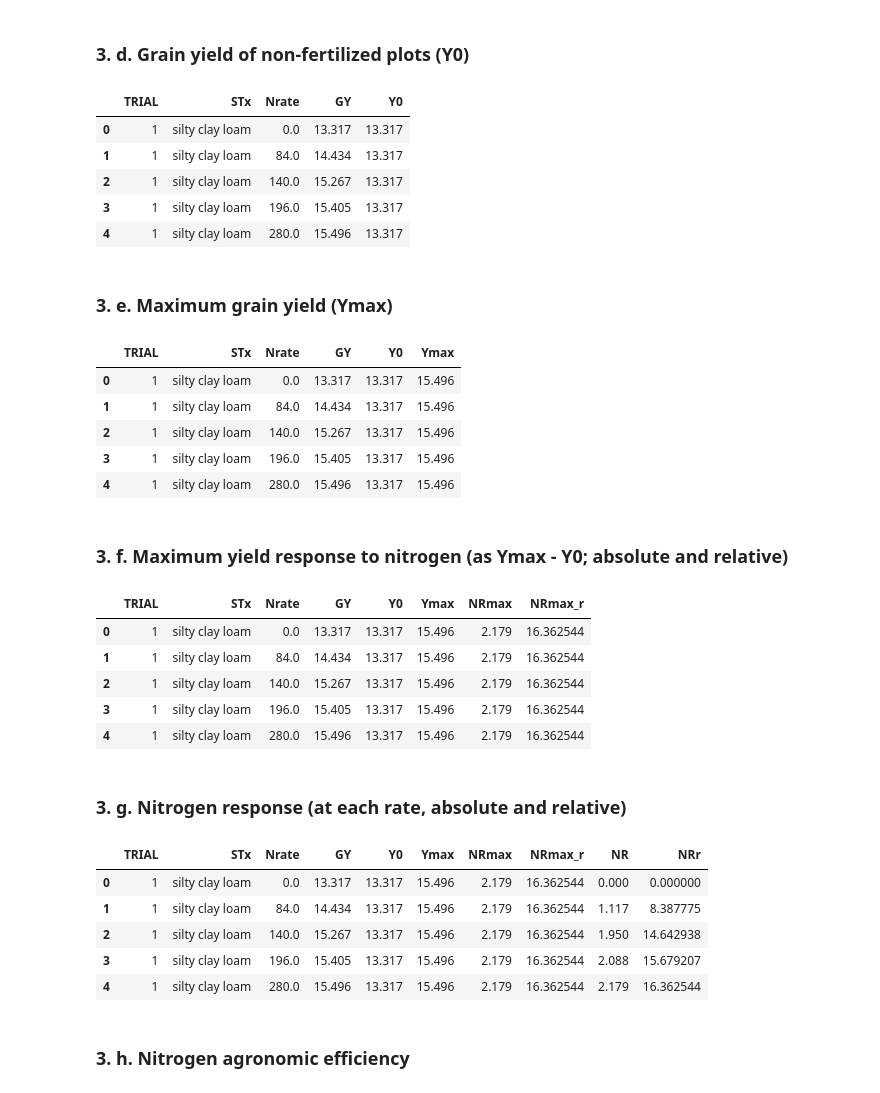
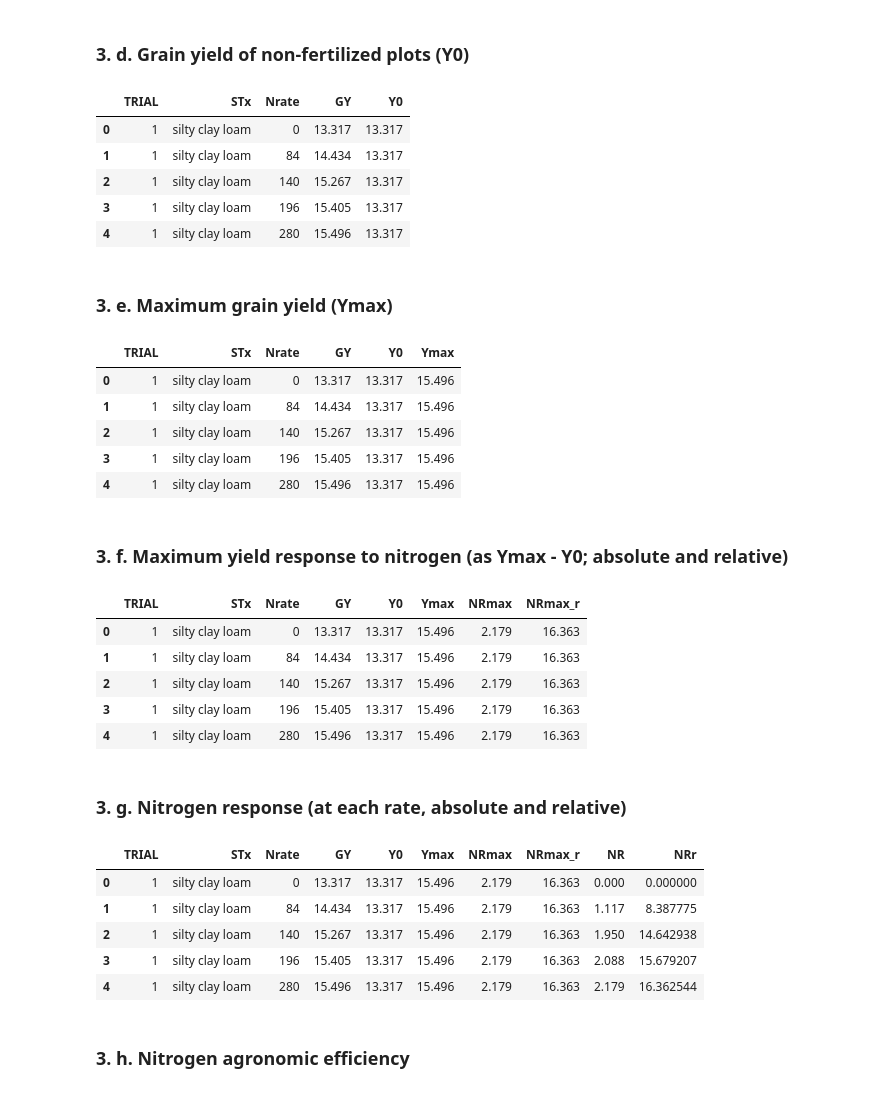
Before and after one commit to adriancorrendo/Python_project, a Jupyter notebook: Correndo_Sem_Project.ipynb, the cells around one changed output. Cells and saved outputs as stored; diff of their text form; code cells hidden in the pictures.

```diff
--- a/Correndo_Sem_Project.ipynb
+++ b/Correndo_Sem_Project.ipynb
@@ -114,0 +86,11 @@ df.head()
+# %%
+# Setting working directory and navigating
+import os
+import glob
+import pandas as pd
+
+loc = os.path.join(glob.os.getcwd())#Defining the current directory to work
+dataset = pd.read_csv('example_dataset.csv', encoding='latin-1')#Reading the file in the cd
+df = pd.DataFrame(dataset)
+df.to_csv('example_dataset.csv')
+df.head()
@@ -141,16 +130,16 @@ trials = sdf.groupby("TRIAL")
 <a name="Y0"></a>
 ### 3. d. Grain yield of non-fertilized plots (Y0)
 # %%
-#Using nth function of Pandas to identify -within each trial- a row position based on Nrate value (in this case Nrate == 0)
+#Using "nth" function of Pandas to identify -within 'trial'- a row position based on Nrate value (in this case Nrate == 0)
 sdf_2 = sdf.join(trials['GY'].nth(trials['Nrate']==0).rename('Y0'), 'TRIAL')
 sdf_2.head()
 # %% [output]
 |  | TRIAL | STx | Nrate | GY | Y0 |
-| 0 | 1 | silty clay loam | 0.0 | 13.317 | 13.317 |
-| 1 | 1 | silty clay loam | 84.0 | 14.434 | 13.317 |
-| 2 | 1 | silty clay loam | 140.0 | 15.267 | 13.317 |
-| 3 | 1 | silty clay loam | 196.0 | 15.405 | 13.317 |
-| 4 | 1 | silty clay loam | 280.0 | 15.496 | 13.317 |
+| 0 | 1 | silty clay loam | 0 | 13.317 | 13.317 |
+| 1 | 1 | silty clay loam | 84 | 14.434 | 13.317 |
+| 2 | 1 | silty clay loam | 140 | 15.267 | 13.317 |
+| 3 | 1 | silty clay loam | 196 | 15.405 | 13.317 |
+| 4 | 1 | silty clay loam | 280 | 15.496 | 13.317 |
 # %% [markdown]
 <a name="Ymax"></a>
 ### 3. e. Maximum grain yield (Ymax)
@@ -160,28 +149,28 @@ sdf_3 = sdf_2.join(trials['GY'].max().rename('Ymax'),'TRIAL')
 sdf_3.head()
 # %% [output]
 |  | TRIAL | STx | Nrate | GY | Y0 | Ymax |
-| 0 | 1 | silty clay loam | 0.0 | 13.317 | 13.317 | 15.496 |
-| 1 | 1 | silty clay loam | 84.0 | 14.434 | 13.317 | 15.496 |
-| 2 | 1 | silty clay loam | 140.0 | 15.267 | 13.317 | 15.496 |
-| 3 | 1 | silty clay loam | 196.0 | 15.405 | 13.317 | 15.496 |
-| 4 | 1 | silty clay loam | 280.0 | 15.496 | 13.317 | 15.496 |
+| 0 | 1 | silty clay loam | 0 | 13.317 | 13.317 | 15.496 |
+| 1 | 1 | silty clay loam | 84 | 14.434 | 13.317 | 15.496 |
+| 2 | 1 | silty clay loam | 140 | 15.267 | 13.317 | 15.496 |
+| 3 | 1 | silty clay loam | 196 | 15.405 | 13.317 | 15.496 |
+| 4 | 1 | silty clay loam | 280 | 15.496 | 13.317 | 15.496 |
 # %% [markdown]
 <a name="NRmax"></a>
 ### 3. f. Maximum yield response to nitrogen (as Ymax - Y0; absolute and relative)
 # %%
 for i in sdf_3:
-    NRmax = sdf_3.Ymax - sdf_3.Y0
-    NRmax_r = ((sdf_3.Ymax - sdf_3.Y0) / sdf_3.Y0)*100
+    NRmax = (sdf_3.Ymax - sdf_3.Y0).round(3)
+    NRmax_r = (((sdf_3.Ymax - sdf_3.Y0) / sdf_3.Y0)*100).round(3)
 sdf_4 = sdf_3.join(NRmax.rename('NRmax'))
 sdf_4 = sdf_4.join(NRmax_r.rename('NRmax_r'))
 sdf_4.head()
 # %% [output]
 |  | TRIAL | STx | Nrate | GY | Y0 | Ymax | NRmax | NRmax_r |
-| 0 | 1 | silty clay loam | 0.0 | 13.317 | 13.317 | 15.496 | 2.179 | 16.362544 |
-| 1 | 1 | silty clay loam | 84.0 | 14.434 | 13.317 | 15.496 | 2.179 | 16.362544 |
-| 2 | 1 | silty clay loam | 140.0 | 15.267 | 13.317 | 15.496 | 2.179 | 16.362544 |
-| 3 | 1 | silty clay loam | 196.0 | 15.405 | 13.317 | 15.496 | 2.179 | 16.362544 |
-| 4 | 1 | silty clay loam | 280.0 | 15.496 | 13.317 | 15.496 | 2.179 | 16.362544 |
+| 0 | 1 | silty clay loam | 0 | 13.317 | 13.317 | 15.496 | 2.179 | 16.363 |
+| 1 | 1 | silty clay loam | 84 | 14.434 | 13.317 | 15.496 | 2.179 | 16.363 |
+| 2 | 1 | silty clay loam | 140 | 15.267 | 13.317 | 15.496 | 2.179 | 16.363 |
+| 3 | 1 | silty clay loam | 196 | 15.405 | 13.317 | 15.496 | 2.179 | 16.363 |
+| 4 | 1 | silty clay loam | 280 | 15.496 | 13.317 | 15.496 | 2.179 | 16.363 |
 # %% [markdown]
 <a name="NR"></a>
 ### 3. g. Nitrogen response (at each rate, absolute and relative)
@@ -195,11 +184,11 @@ for i in sdf_4:
 sdf_5.head()
 # %% [output]
 |  | TRIAL | STx | Nrate | GY | Y0 | Ymax | NRmax | NRmax_r | NR | NRr |
-| 0 | 1 | silty clay loam | 0.0 | 13.317 | 13.317 | 15.496 | 2.179 | 16.362544 | 0.000 | 0.000000 |
-| 1 | 1 | silty clay loam | 84.0 | 14.434 | 13.317 | 15.496 | 2.179 | 16.362544 | 1.117 | 8.387775 |
-| 2 | 1 | silty clay loam | 140.0 | 15.267 | 13.317 | 15.496 | 2.179 | 16.362544 | 1.950 | 14.642938 |
-| 3 | 1 | silty clay loam | 196.0 | 15.405 | 13.317 | 15.496 | 2.179 | 16.362544 | 2.088 | 15.679207 |
-| 4 | 1 | silty clay loam | 280.0 | 15.496 | 13.317 | 15.496 | 2.179 | 16.362544 | 2.179 | 16.362544 |
+| 0 | 1 | silty clay loam | 0 | 13.317 | 13.317 | 15.496 | 2.179 | 16.363 | 0.000 | 0.000000 |
+| 1 | 1 | silty clay loam | 84 | 14.434 | 13.317 | 15.496 | 2.179 | 16.363 | 1.117 | 8.387775 |
+| 2 | 1 | silty clay loam | 140 | 15.267 | 13.317 | 15.496 | 2.179 | 16.363 | 1.950 | 14.642938 |
+| 3 | 1 | silty clay loam | 196 | 15.405 | 13.317 | 15.496 | 2.179 | 16.363 | 2.088 | 15.679207 |
+| 4 | 1 | silty clay loam | 280 | 15.496 | 13.317 | 15.496 | 2.179 | 16.363 | 2.179 | 16.362544 |
 # %% [markdown]
 <a name="NAE"></a>
 ### 3. h. Nitrogen agronomic efficiency
```
Also changed, not shown: parts of 25 cells of this notebook, 7 other files.
